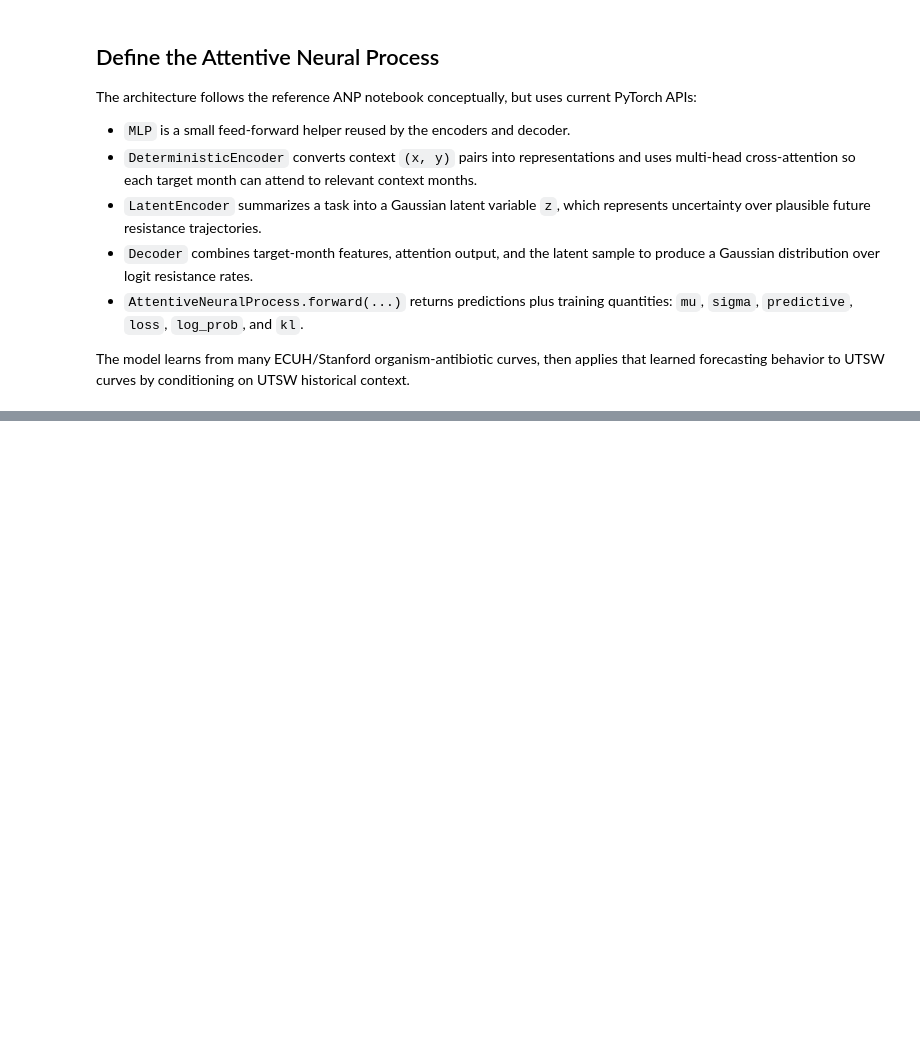
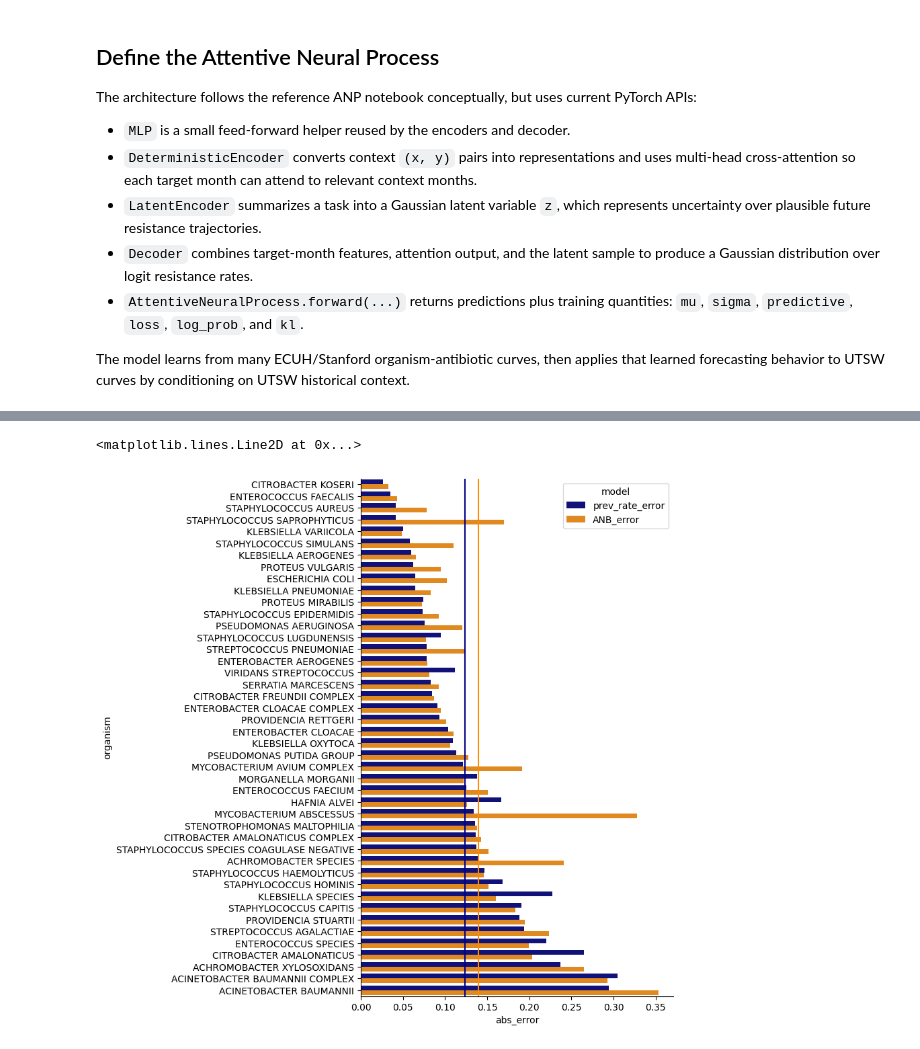
Before and after one commit to mcn3159/ANBB_resistance_rates, a Jupyter notebook: traintest_atp.ipynb, the cells around one changed output, grey strips where cells are left out. Cells and saved outputs as stored; diff of their text form; code cells hidden in the pictures; blank space fills up the shorter version.

```diff
--- a/traintest_atp.ipynb
+++ b/traintest_atp.ipynb
@@ -1720,0 +1657,7 @@ eval_df[
+# %%
+beforerate_errors_by_org = beforerate_errors.groupby('organism',as_index=False)['abs_error'].mean()
+mae_by_org = eval_df.groupby(['organism','antibiotic','3mo_bin','month_start'],as_index=False)['abs_error'].mean().groupby('organism',as_index=False)['abs_error'].mean()
+beforerate_errors_by_org['model'] = 'prev_rate_error'
+mae_by_org['model'] = 'ANB_error'
+maes = pd.concat([mae_by_org,beforerate_errors_by_org])
+maes
@@ -1720,0 +1678,8 @@ eval_df[
+# %%
+fig,ax = plt.subplots(figsize=(6,10))
+sns.barplot(maes.sort_values(by='abs_error'),x='abs_error',y='organism',hue='model',ax=ax,palette=['darkblue','darkorange'])
+ax.axvline(x=maes[maes['model']=='ANB_error']['abs_error'].mean(),c='darkorange')
+ax.axvline(x=maes[maes['model']=='prev_rate_error']['abs_error'].mean(),c='darkblue')
+# %% [output]
+<matplotlib.lines.Line2D at 0x...>
+[figure, added]
```
Also changed, not shown: parts of 51 cells of this notebook.
